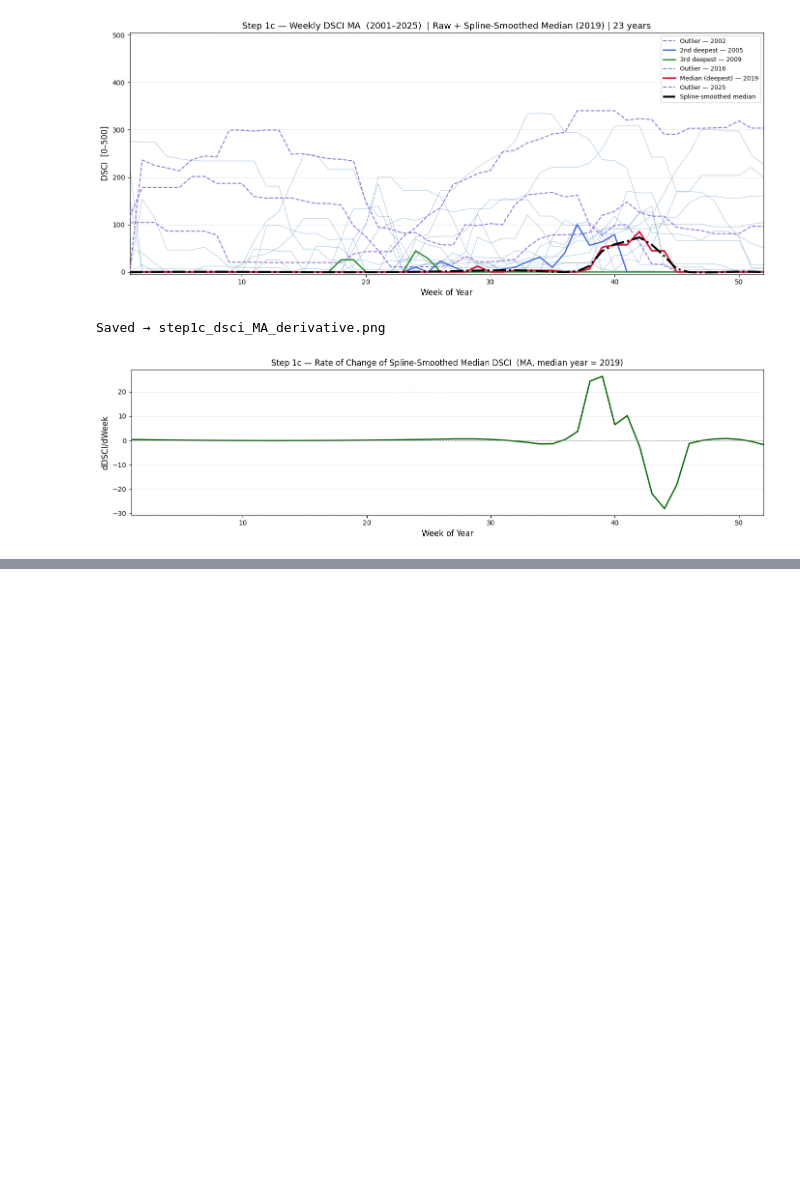
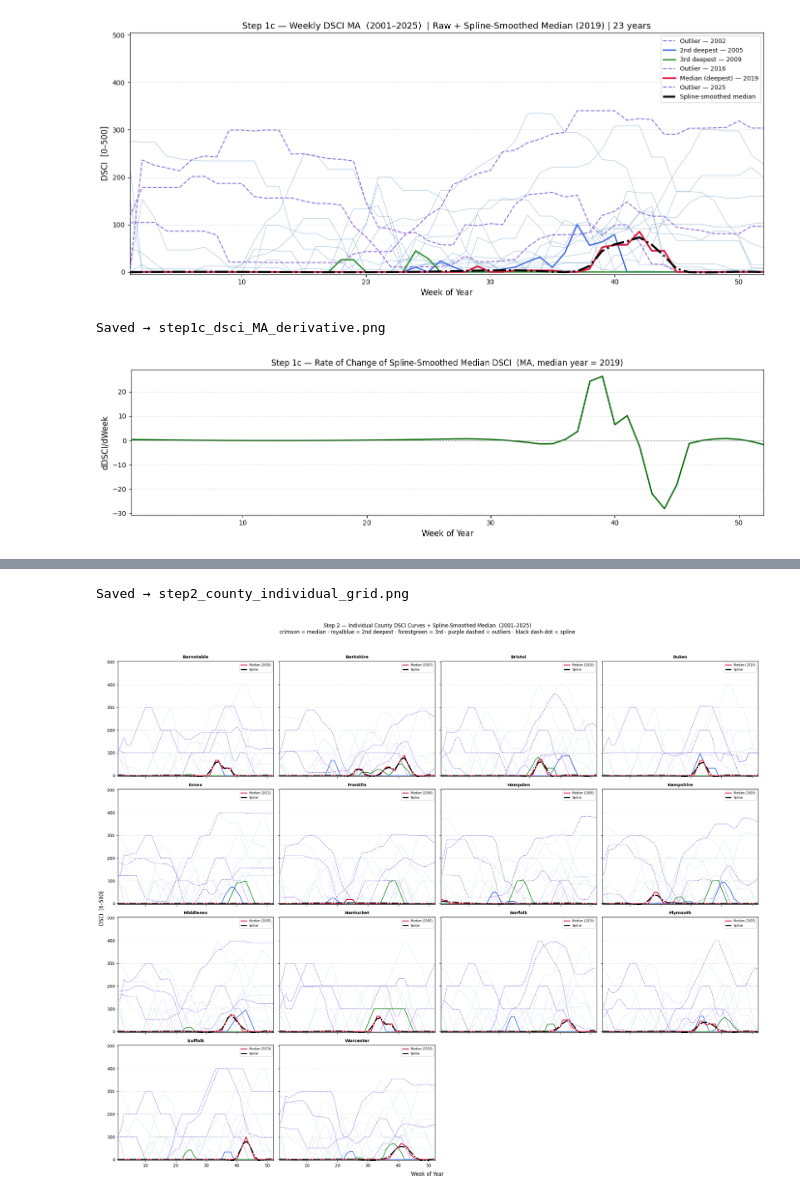
Before and after one commit to sathyaNEU/dsci-central-curve-analysis, a Jupyter notebook: dsci_central_depth.ipynb, the cells around one changed output, grey strips where cells are left out. Saved outputs shown, nothing was run; the diff lists cells and outputs as text; code cells hidden in the pictures; blank space fills up the shorter version.

Commit message:
feat: add Step 2 per-county MBD2 analysis and spline median curves

```diff
--- a/dsci_central_depth.ipynb
+++ b/dsci_central_depth.ipynb
@@ -361,0 +433,59 @@ Saved → step1c_dsci_MA_derivative.png
+# %%
+# ── Figure 1: 4×4 grid — individual county curves + spline ─────────────────
+NCOLS, NROWS = 4, 4
+fig, axes    = plt.subplots(NROWS, NCOLS, figsize=(22, 18), sharex=True, sharey=True)
+axes_flat    = axes.flatten()
+
+cmap   = matplotlib.colormaps["tab20"]
+colors = {c: cmap(i / len(county_data)) for i, c in enumerate(county_data)}
+
+for ax_idx, (county, cd) in enumerate(county_data.items()):
+    ax      = axes_flat[ax_idx]
+    mat     = cd["smoothed"]
+    depths  = cd["depths"]
+    spline  = cd["spline"]
+    yrs     = cd["years"]
+
+    sorted_idx  = np.argsort(depths)[::-1]
+    outlier_set = set(sorted_idx[-3:])
+
+    for i, curve in enumerate(mat):
+        if i == sorted_idx[0]:
+            ax.plot(weeks, curve, color="crimson", lw=2.0, zorder=5,
+                    label=f"Median ({yrs[sorted_idx[0]]})")
+        elif i == sorted_idx[1]:
+            ax.plot(weeks, curve, color="royalblue", lw=1.5, zorder=4)
+        elif i == sorted_idx[2]:
+            ax.plot(weeks, curve, color="forestgreen", lw=1.5, zorder=4)
+        elif i in outlier_set:
+            ax.plot(weeks, curve, color="mediumpurple", lw=1.0, ls="--", zorder=3)
+        else:
+            ax.plot(weeks, curve, color="steelblue", lw=0.5, alpha=0.30, zorder=2)
+
+    ax.plot(weeks, spline, color="black", lw=2.5, ls="-.", zorder=6,
+            label="Spline")
+
+    short = county.replace(" County", "")
+    ax.set_title(short, fontsize=10, fontweight="bold")
+    ax.set_ylim(-5, 505)
+    ax.set_xlim(1, 52)
+    ax.legend(fontsize=7, loc="upper right")
+    ax.grid(axis="y", ls="--", alpha=0.3)
+
+for ax in axes_flat[len(county_data):]:
+    ax.set_visible(False)
+
+fig.supxlabel("Week of Year", fontsize=12, y=0.01)
+fig.supylabel("DSCI  [0–500]", fontsize=12, x=0.01)
+fig.suptitle(
+    f"Step 2 — Individual County DSCI Curves + Spline-Smoothed Median  ({START_YEAR}–{END_YEAR})\n"
+    "crimson = median · royalblue = 2nd deepest · forestgreen = 3rd · purple dashed = outliers · black dash-dot = spline",
+    fontsize=12, y=1.02,
+)
+plt.tight_layout()
+plt.savefig("step2_county_individual_grid.png", dpi=150, bbox_inches="tight")
+print("Saved → step2_county_individual_grid.png")
+plt.show()
+# %% [output]
+Saved → step2_county_individual_grid.png
+[figure, added]
```
Also changed, not shown: parts of 3 cells of this notebook, 1 other file.
